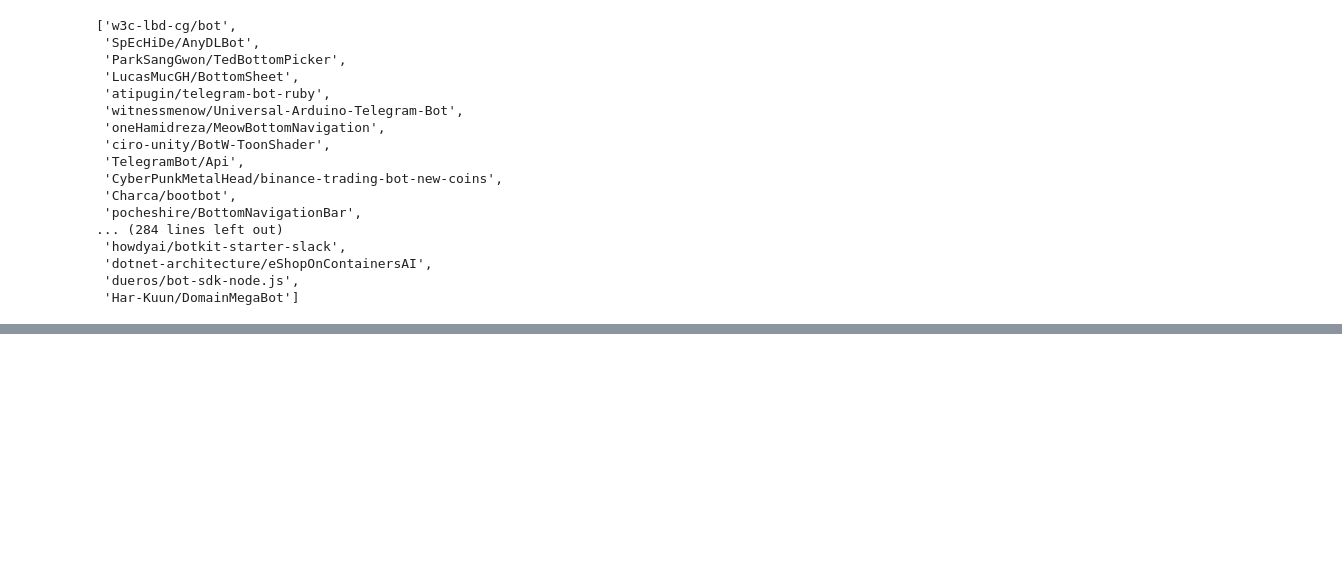
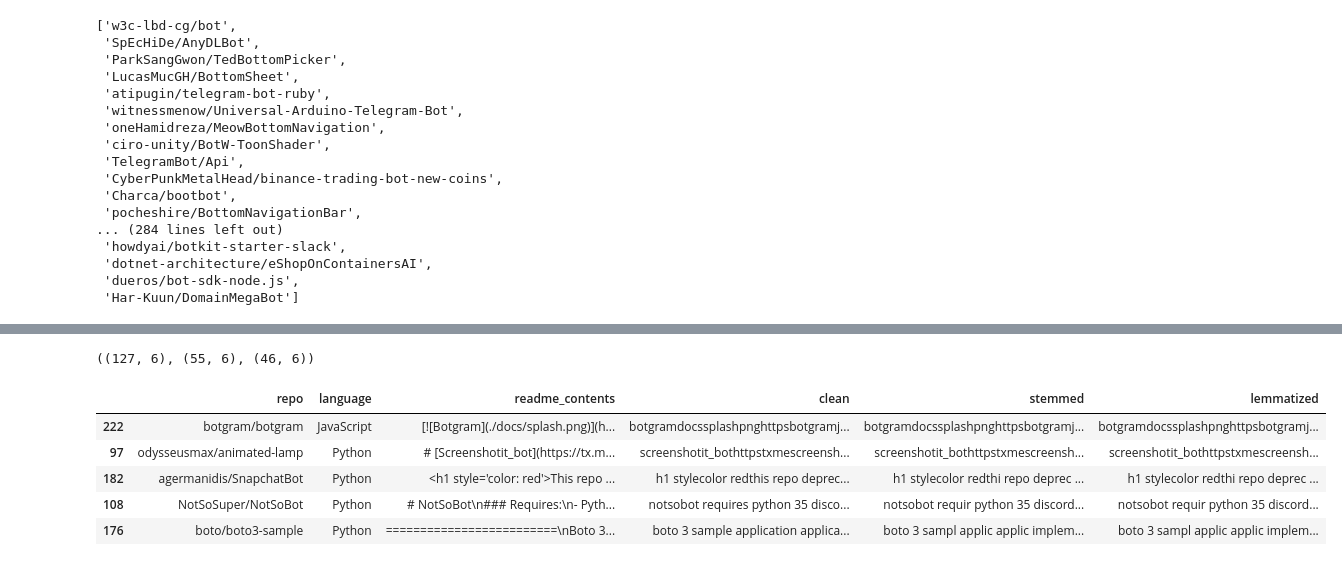
Before and after one commit to NLP-Project-Hopper2/NLP-Project-Hopper2, a Jupyter notebook: lori_notebook.ipynb, the cells around one changed output, grey strips where cells are left out. Cells and saved outputs as stored; diff of their text form; code cells hidden in the pictures; blank space fills up the shorter version.

```diff
--- a/lori_notebook.ipynb
+++ b/lori_notebook.ipynb
@@ -145,0 +149,16 @@ len(set(accumulator))
+# %%
+# use function to split data into train, validate, and test
+train, validate, test = prepare.split_data(df)
+train.shape, validate.shape, test.shape
+# %% [output]
+((127, 6), (55, 6), (46, 6))
+# %%
+# check data
+train.head()
+# %% [output]
+|  | repo | language | readme_contents | clean | stemmed | lemmatized |
+| 222 | botgram/botgram | JavaScript | [![Botgram](./docs/splash.png)](h... | botgramdocssplashpnghttpsbotgramj... | botgramdocssplashpnghttpsbotgramj... | botgramdocssplashpnghttpsbotgramj... |
+| 97 | odysseusmax/animated-lamp | Python | # [Screenshotit_bot](https://tx.m... | screenshotit_bothttpstxmescreensh... | screenshotit_bothttpstxmescreensh... | screenshotit_bothttpstxmescreensh... |
+| 182 | agermanidis/SnapchatBot | Python | <h1 style='color: red'>This repo ... | h1 stylecolor redthis repo deprec... | h1 stylecolor redthi repo deprec ... | h1 stylecolor redthi repo deprec ... |
+| 108 | NotSoSuper/NotSoBot | Python | # NotSoBot\n### Requires:\n- Pyth... | notsobot requires python 35 disco... | notsobot requir python 35 discord... | notsobot requir python 35 discord... |
+| 176 | boto/boto3-sample | Python | =========================\nBoto 3... | boto 3 sample application applica... | boto 3 sampl applic applic implem... | boto 3 sampl applic applic implem... |
```
Also changed, not shown: parts of 19 cells of this notebook.
